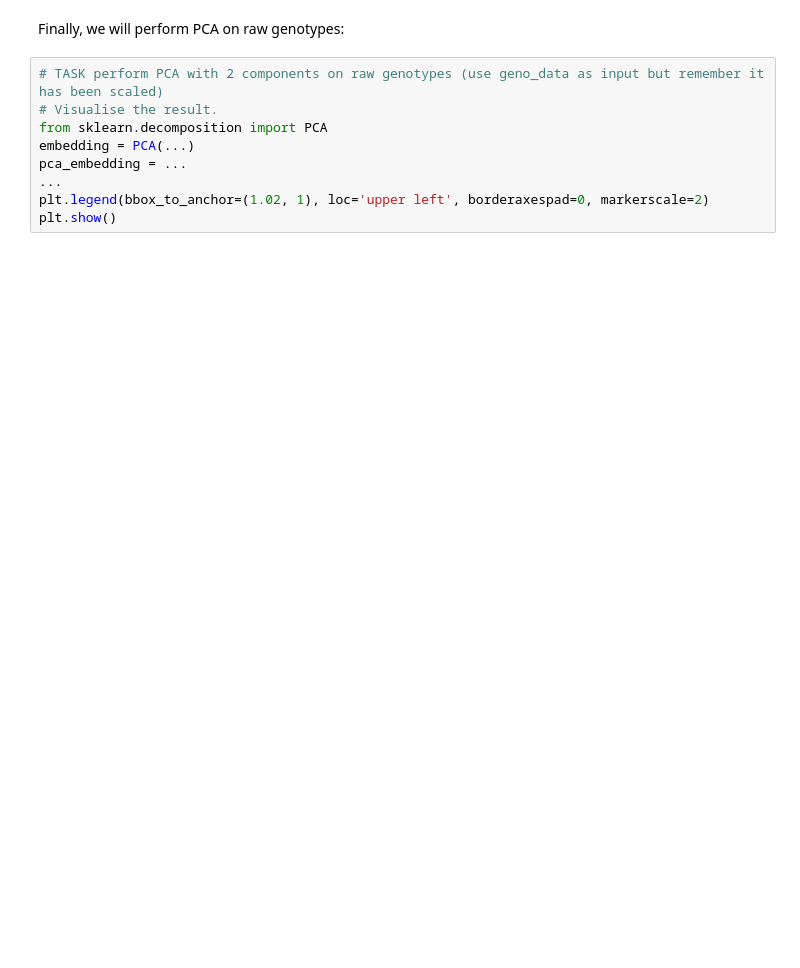
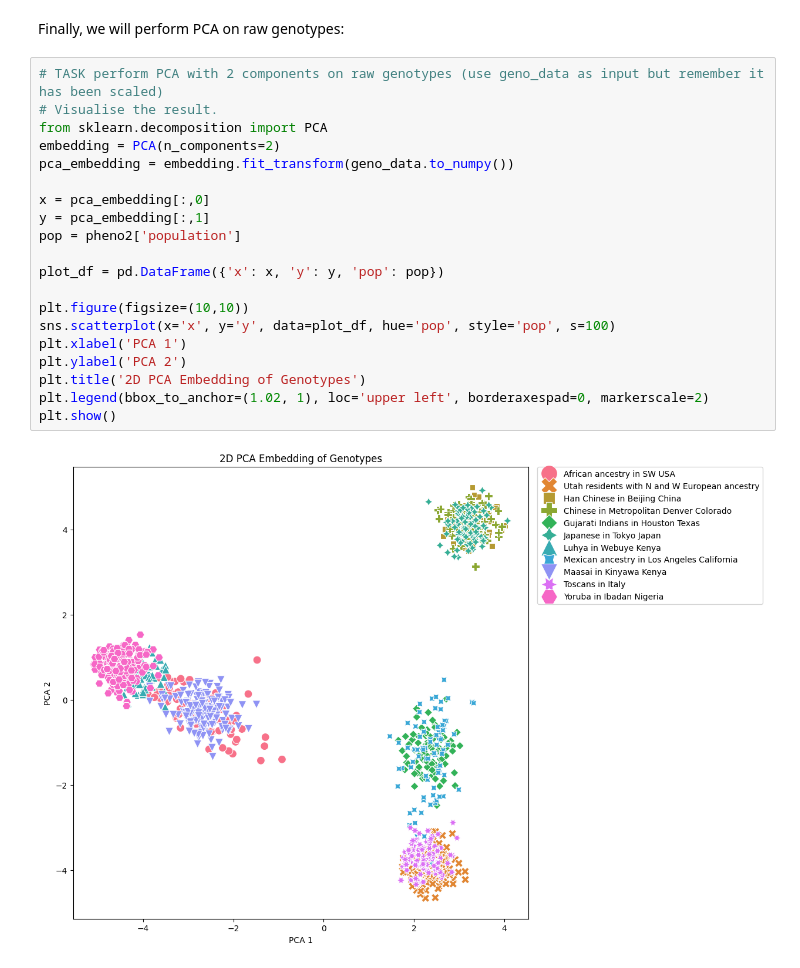
Before and after one commit to adrian-sica/ADL2025_exercises, a Jupyter notebook: Exercise9/Exercise_9_autoencoders_lab.ipynb, the cells around one changed output. Drawn from its saved outputs; the diff is of its cells as text; blank space fills up the shorter version.

```diff
--- a/Exercise9/Exercise_9_autoencoders_lab.ipynb
+++ b/Exercise9/Exercise_9_autoencoders_lab.ipynb
@@ -226,9 +305,22 @@ Finally, we will perform PCA on raw genotypes:
 # %%
 # TASK perform PCA with 2 components on raw genotypes (use geno_data as input but remember it has been scaled)
 # Visualise the result.
 from sklearn.decomposition import PCA
-embedding = PCA(...)
-pca_embedding = ...
-...
+embedding = PCA(n_components=2)
+pca_embedding = embedding.fit_transform(geno_data.to_numpy())
+
+x = pca_embedding[:,0]
+y = pca_embedding[:,1]
+pop = pheno2['population']
+
+plot_df = pd.DataFrame({'x': x, 'y': y, 'pop': pop})
+
+plt.figure(figsize=(10,10))
+sns.scatterplot(x='x', y='y', data=plot_df, hue='pop', style='pop', s=100)
+plt.xlabel('PCA 1')
+plt.ylabel('PCA 2')
+plt.title('2D PCA Embedding of Genotypes')
 plt.legend(bbox_to_anchor=(1.02, 1), loc='upper left', borderaxespad=0, markerscale=2)
 plt.show()
+# %% [output]
+[figure, added]
```
Also changed, not shown: parts of 10 cells of this notebook.
